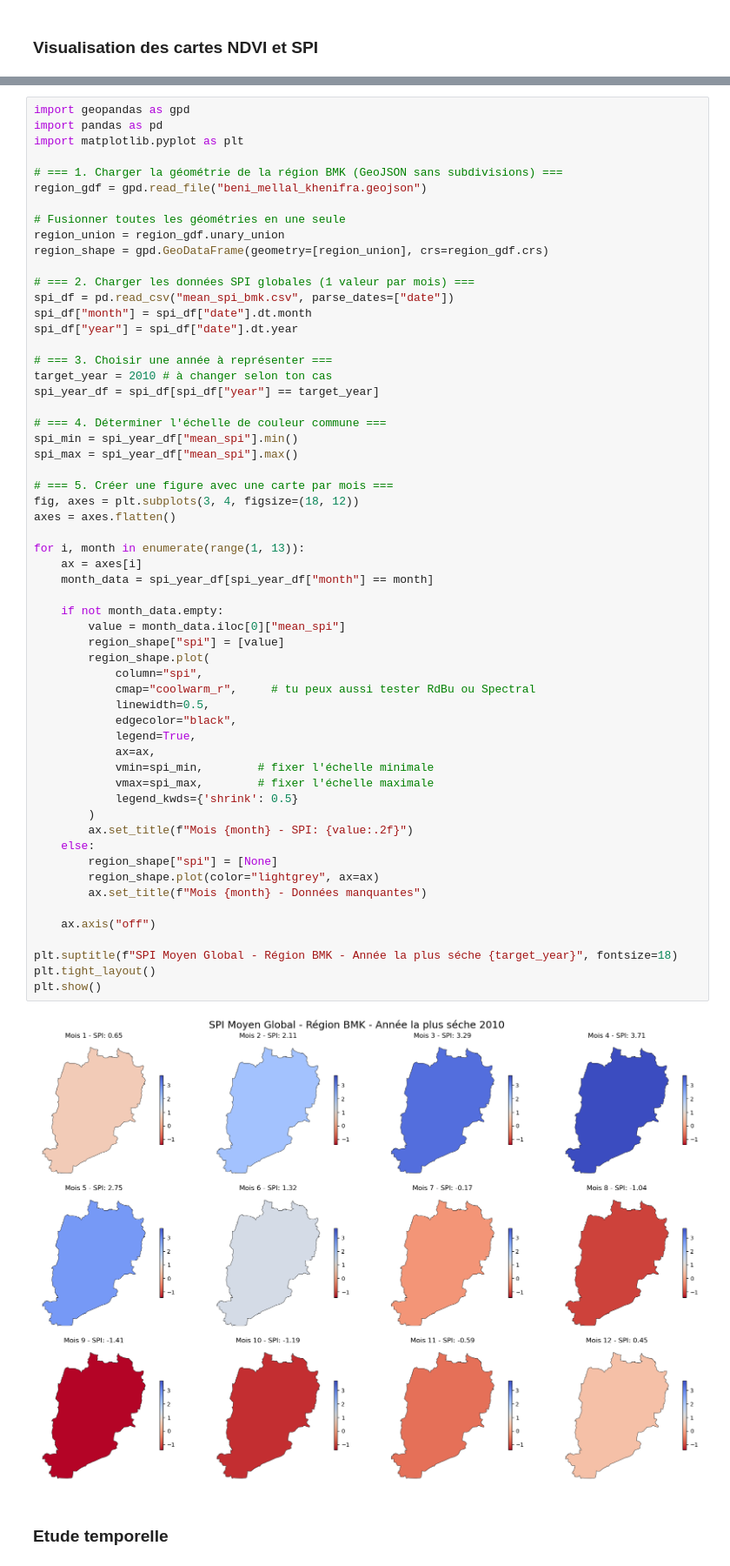
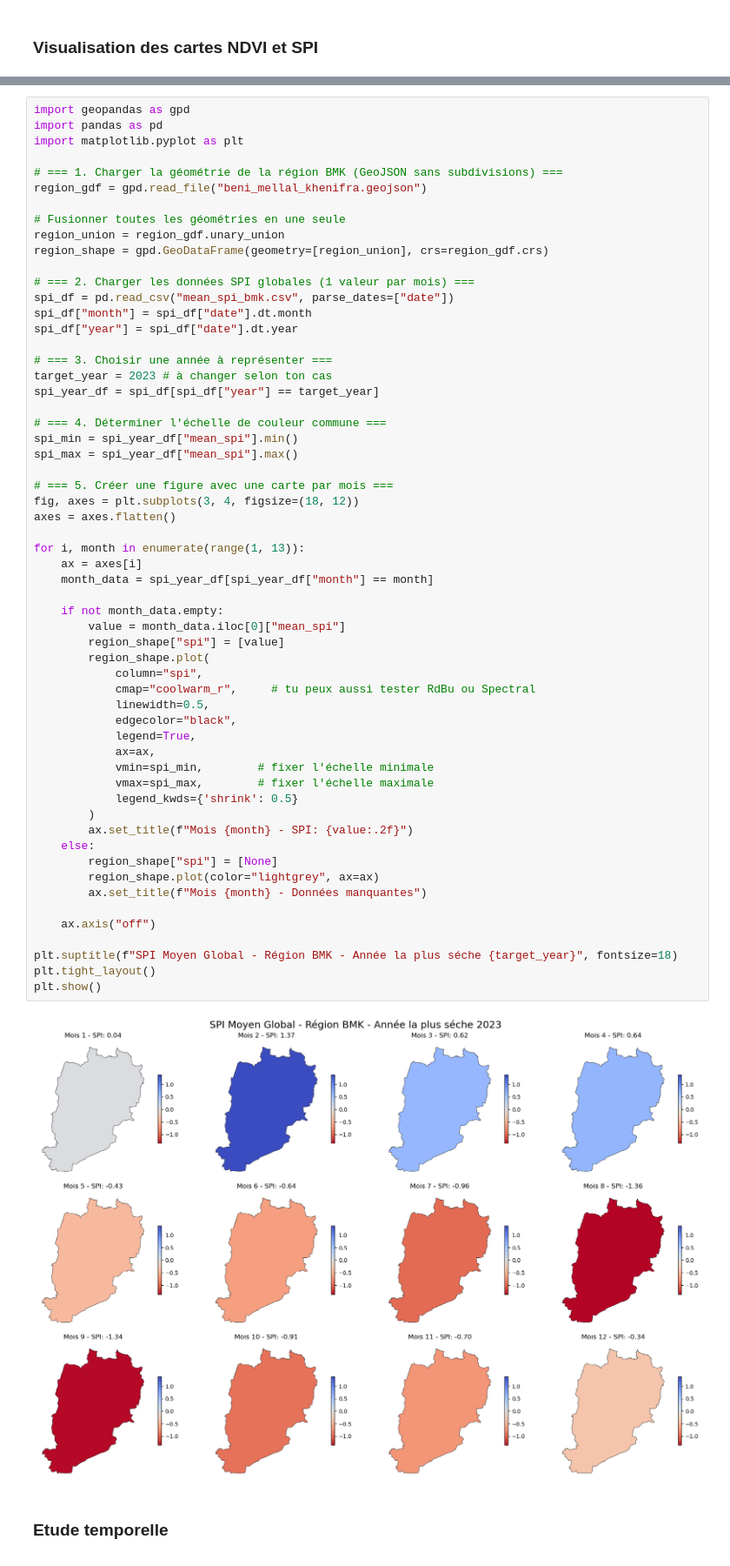
Before and after one commit to adam04-D/Drought-monitoring, a Jupyter notebook: main.ipynb, the cells around one changed output, grey strips where cells are left out. Shown at 87% size. Cells and saved outputs as stored; diff of their text form.

```diff
--- a/main.ipynb
+++ b/main.ipynb
@@ -530,7 +537,7 @@ spi_df["month"] = spi_df["date"].dt.month
 spi_df["year"] = spi_df["date"].dt.year
 
 # === 3. Choisir une année à représenter ===
-target_year = 2010 # à changer selon ton cas
+target_year = 2023 # à changer selon ton cas
 spi_year_df = spi_df[spi_df["year"] == target_year]
 
 # === 4. Déterminer l'échelle de couleur commune ===
@@ -544,34 +551,34 @@ axes = axes.flatten()
 for i, month in enumerate(range(1, 13)):
     ax = axes[i]
     month_data = spi_year_df[spi_year_df["month"] == month]
 
     if not month_data.empty:
         value = month_data.iloc[0]["mean_spi"]
         region_shape["spi"] = [value]
         region_shape.plot(
             column="spi",
             cmap="coolwarm_r",     # tu peux aussi tester RdBu ou Spectral
             linewidth=0.5,
             edgecolor="black",
             legend=True,
             ax=ax,
             vmin=spi_min,        # fixer l'échelle minimale
             vmax=spi_max,        # fixer l'échelle maximale
             legend_kwds={'shrink': 0.5}
         )
         ax.set_title(f"Mois {month} - SPI: {value:.2f}")
     else:
         region_shape["spi"] = [None]
         region_shape.plot(color="lightgrey", ax=ax)
         ax.set_title(f"Mois {month} - Données manquantes")
 
     ax.axis("off")
 
 plt.suptitle(f"SPI Moyen Global - Région BMK - Année la plus séche {target_year}", fontsize=18)
 plt.tight_layout()
 plt.show()
 # %% [output]
-[figure, old version]
+[figure, new version]
 # %% [markdown]
 ### Etude temporelle
 # %%
```
Also changed, not shown: parts of 5 cells of this notebook.
